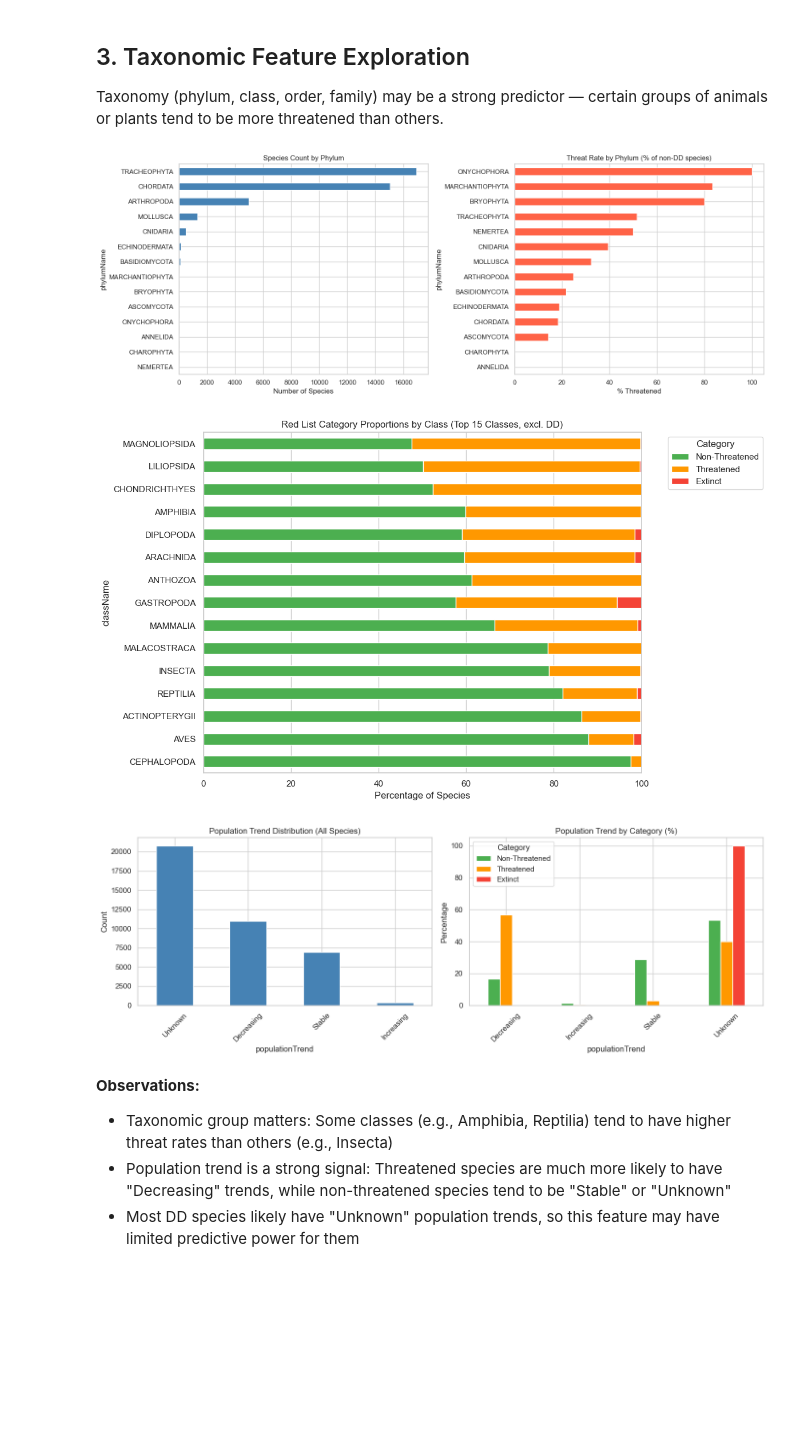
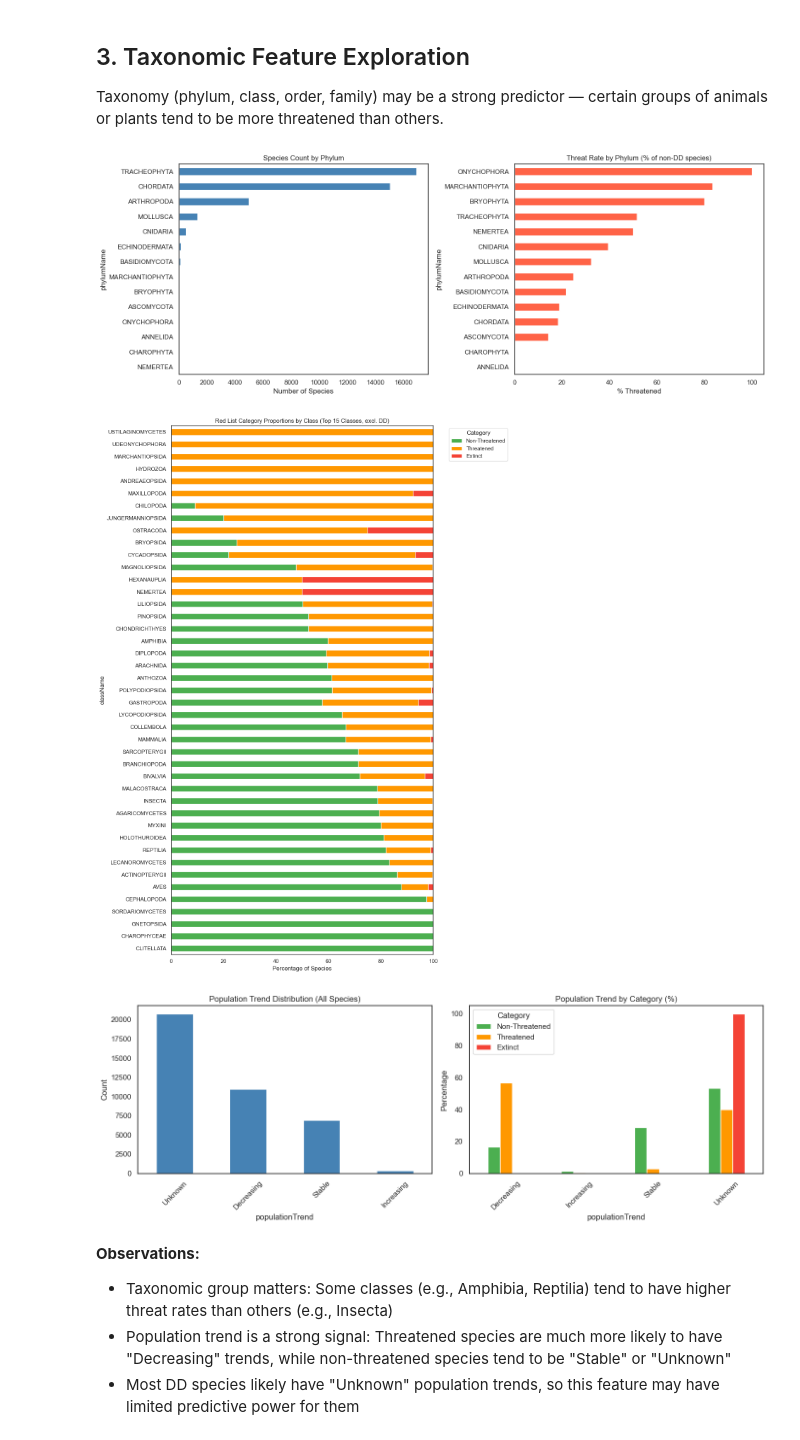
Before and after one commit to AzadiGathui/data_deficient_iucn_species, a Jupyter notebook: notebooks/02_eda.ipynb, the cells around one changed output. Drawn from its saved outputs; the diff is of its cells as text; code cells hidden in the pictures; blank space fills up the shorter version.

Commit message:
updated final plots

```diff
--- a/notebooks/02_eda.ipynb
+++ b/notebooks/02_eda.ipynb
@@ -10,7 +10,7 @@ import matplotlib.pyplot as plt
 import seaborn as sns
 import missingno as mn
 
-sns.set_theme(style="whitegrid")
+sns.set_theme(style="white")
 plt.rcParams['figure.figsize'] = (12, 6)
 # %% [markdown]
 ## 1. Load Data & Basic Overview
@@ -81,3 +54,0 @@ Name: count, Length: 39024, dtype: int64
-# %%
-base_taxa = base_taxa.drop_duplicates(subset='internalTaxonId', keep='first')
-print(f"There are {base_taxa['internalTaxonId'].duplicated().sum()} duplicated rows")
@@ -200,26 +166,26 @@ axes[1].invert_yaxis()
 plt.tight_layout()
 plt.show()
 # %% [output]
-[figure, old version]
+[figure, new version]
 # %%
-# Stacked bar: simplified category proportions within each class (top 15 classes)
-top_classes = base_taxa['className'].value_counts().head(15).index
+# Stacked bar: simplified category proportions within each class
+top_classes = base_taxa['className'].value_counts().index
 class_subset = non_dd[non_dd['className'].isin(top_classes)]
 
 ct = pd.crosstab(class_subset['className'], class_subset['simplified_category'], normalize='index') * 100
 
 ct = ct[['Non-Threatened', 'Threatened', 'Extinct']]
 ct = ct.sort_values('Threatened', ascending=True)
 
-ct.plot(kind='barh', stacked=True, figsize=(12, 7),
+ct.plot(kind='barh', stacked=True, figsize=(12, 16),
         color=['#4CAF50', '#FF9800', '#F44336'])
 plt.title('Red List Category Proportions by Class (Top 15 Classes, excl. DD)')
 plt.xlabel('Percentage of Species')
 plt.legend(title='Category', bbox_to_anchor=(1.05, 1))
 plt.tight_layout()
 plt.show()
 # %% [output]
-[figure, old version]
+[figure, new version]
 # %%
 # Population trend distribution
 fig, axes = plt.subplots(1, 2, figsize=(14, 5))
@@ -242,7 +208,7 @@ axes[1].legend(title='Category')
 plt.tight_layout()
 plt.show()
 # %% [output]
-[figure, old version]
+[figure, new version]
 # %% [markdown]
 **Observations:**
 - Taxonomic group matters: Some classes (e.g., Amphibia, Reptilia) tend to have higher threat rates than others (e.g., Insecta)
```
Also changed, not shown: parts of 25 cells of this notebook, 2 other files.
